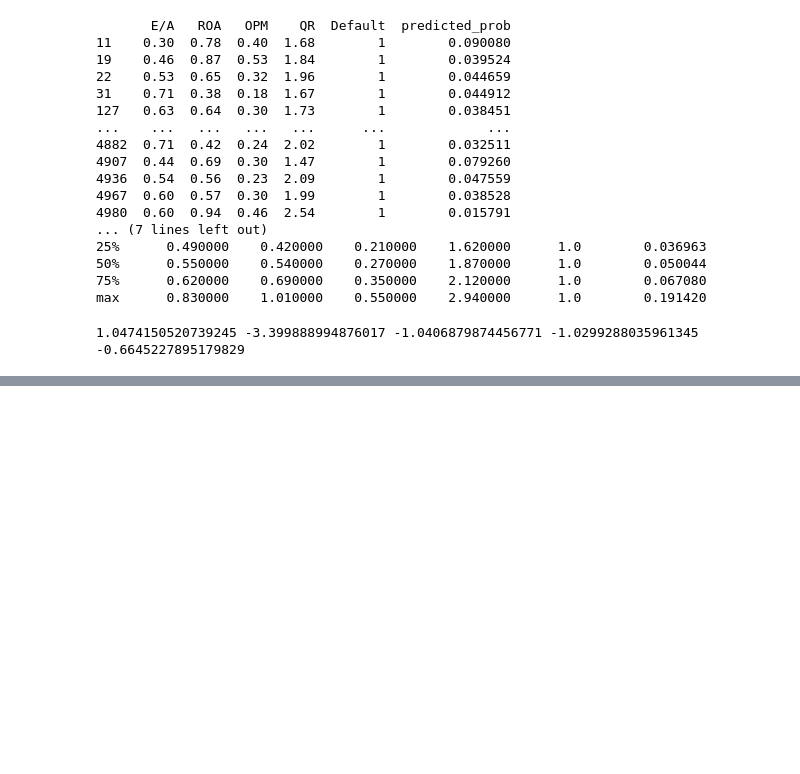
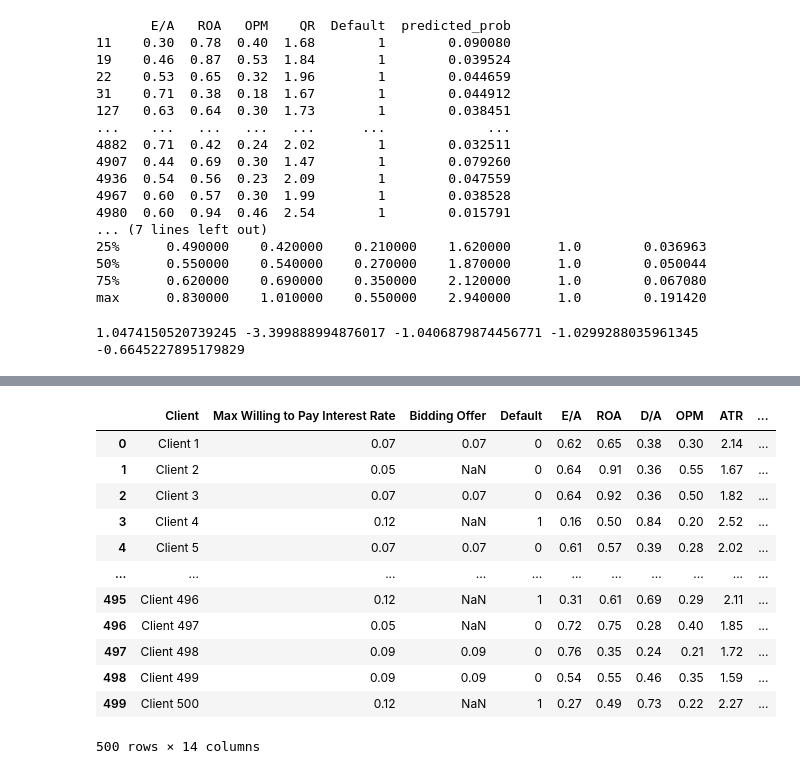
Before and after one commit to VirtualPercy/AAE-625-HW5, a Jupyter notebook: AAE 625 HW 5.ipynb, the cells around one changed output, grey strips where cells are left out. Drawn from its saved outputs; the diff is of its cells as text; code cells hidden in the pictures; blank space fills up the shorter version.

```diff
--- a/AAE 625 HW 5.ipynb
+++ b/AAE 625 HW 5.ipynb
@@ -199,0 +283,29 @@ risk2[risk2["predicted_prob"] > 0.1].describe()
+# %%
+## if "loan" = 0, it means that we are offering this client a loan, and we don't need to borrow money to give them a loan
+## if "loan" = 1, it means that we are borrowing money to give this client a loan, and we need to borrow money to give them a loan
+## if "loan" = 2, it means that we are not offering this client a loan because they are a default client
+## if "loan" = NaN, it means that we are not considering this client at this time
+
+
+# use the index of first 25 rows of df3, assign the same index to df2 and create a new column "loan" in df2
+df2["loan"] = 1
+df2.loc[df3.index[:25], "loan"] = 0
+# change the value of "loan" to 2 for "Default" == 1
+df2.loc[df2["Default"] == 1, "loan"] = 2
+# change the value of "loan" to "NaN" fir "Bidding Offer" == "NaN"
+df2.loc[df2["Bidding Offer"].isnull(), "loan"] = np.nan
+df2
+# %% [output]
+|  | Client | Max Willing to Pay Interest Rate | Bidding Offer | Default | E/A | ROA | D/A | OPM | ATR | ... |
+| 0 | Client 1 | 0.07 | 0.07 | 0 | 0.62 | 0.65 | 0.38 | 0.30 | 2.14 | ... |
+| 1 | Client 2 | 0.05 | NaN | 0 | 0.64 | 0.91 | 0.36 | 0.55 | 1.67 | ... |
+| 2 | Client 3 | 0.07 | 0.07 | 0 | 0.64 | 0.92 | 0.36 | 0.50 | 1.82 | ... |
+| 3 | Client 4 | 0.12 | NaN | 1 | 0.16 | 0.50 | 0.84 | 0.20 | 2.52 | ... |
+| 4 | Client 5 | 0.07 | 0.07 | 0 | 0.61 | 0.57 | 0.39 | 0.28 | 2.02 | ... |
+| ... | ... | ... | ... | ... | ... | ... | ... | ... | ... | ... |
+| 495 | Client 496 | 0.12 | NaN | 1 | 0.31 | 0.61 | 0.69 | 0.29 | 2.11 | ... |
+| 496 | Client 497 | 0.05 | NaN | 0 | 0.72 | 0.75 | 0.28 | 0.40 | 1.85 | ... |
+| 497 | Client 498 | 0.09 | 0.09 | 0 | 0.76 | 0.35 | 0.24 | 0.21 | 1.72 | ... |
+| 498 | Client 499 | 0.09 | 0.09 | 0 | 0.54 | 0.55 | 0.46 | 0.35 | 1.59 | ... |
+| 499 | Client 500 | 0.12 | NaN | 1 | 0.27 | 0.49 | 0.73 | 0.22 | 2.27 | ... |
+500 rows × 14 columns
```
Also changed, not shown: parts of 17 cells of this notebook, 8 other files.
